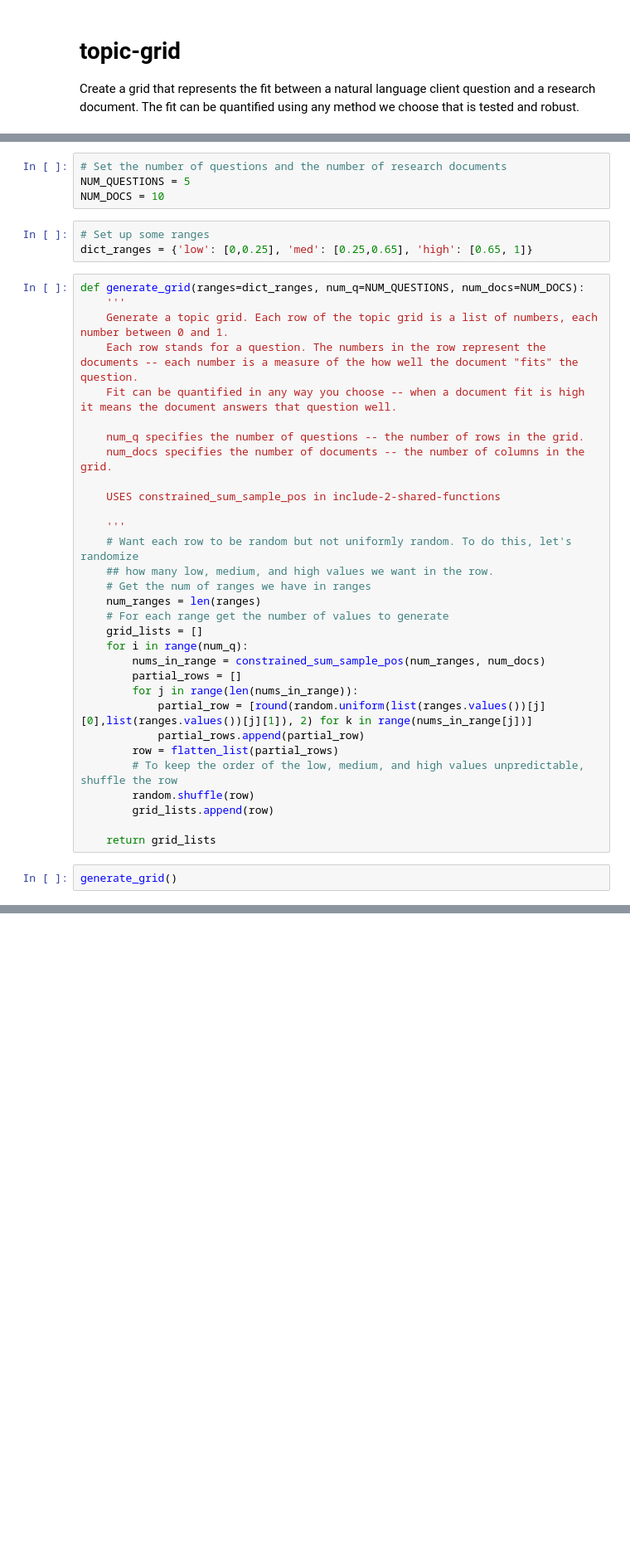
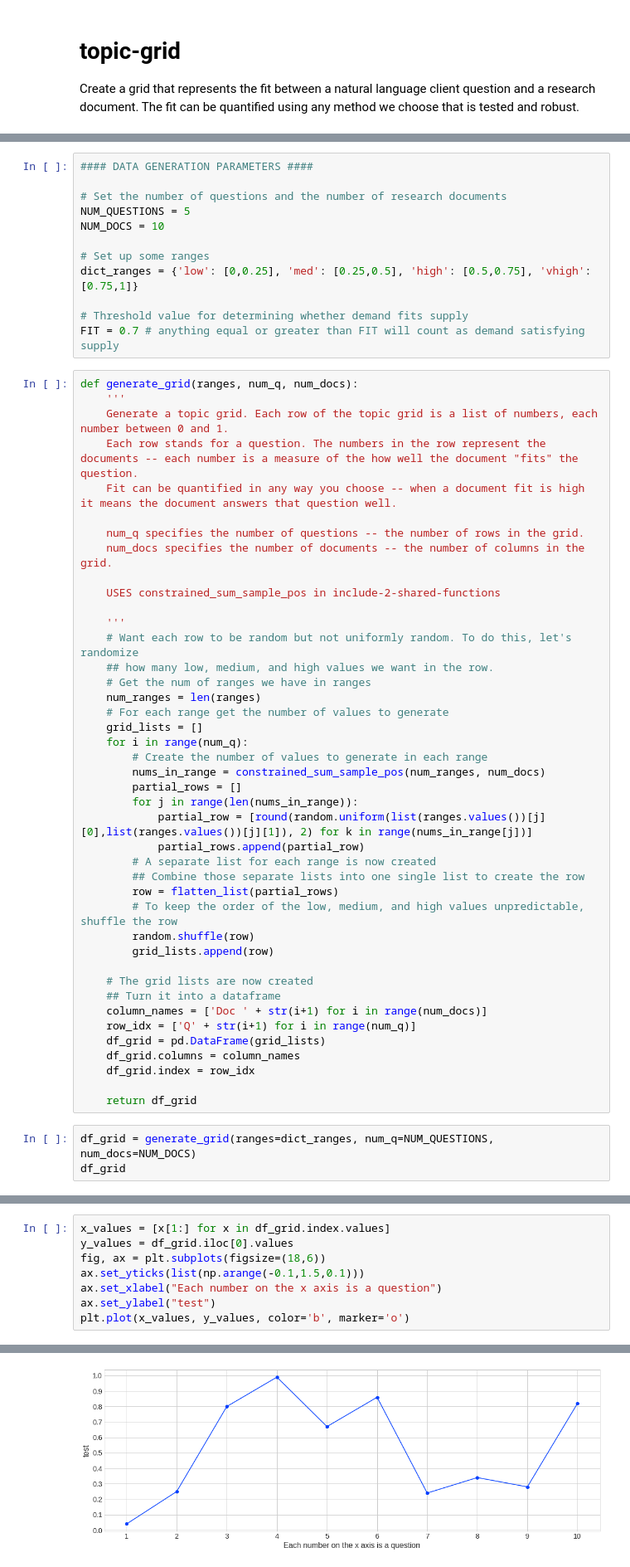
Before and after one commit to jsub10/TopicFramework, a Jupyter notebook: code/topic-grid.ipynb, the cells around one changed output, grey strips where cells are left out. Shown at 83% size. Cells and saved outputs as stored; diff of their text form; blank space fills up the shorter version.

Commit message:
generate grid stats

```diff
--- a/code/topic-grid.ipynb
+++ b/code/topic-grid.ipynb
@@ -10,14 +10,19 @@ Create a grid that represents the fit between a natural language client question
 Loading BokehJS ...
 [interactive output not drawn]
 # %%
+#### DATA GENERATION PARAMETERS ####
+
 # Set the number of questions and the number of research documents
 NUM_QUESTIONS = 5
 NUM_DOCS = 10
+
+# Set up some ranges
+dict_ranges = {'low': [0,0.25], 'med': [0.25,0.5], 'high': [0.5,0.75], 'vhigh': [0.75,1]}
+
+# Threshold value for determining whether demand fits supply
+FIT = 0.7 # anything equal or greater than FIT will count as demand satisfying supply
-# %%
-# Set up some ranges
-dict_ranges = {'low': [0,0.25], 'med': [0.25,0.65], 'high': [0.65, 1]}
 # %%
-def generate_grid(ranges=dict_ranges, num_q=NUM_QUESTIONS, num_docs=NUM_DOCS):
+def generate_grid(ranges, num_q, num_docs):
     '''
     Generate a topic grid. Each row of the topic grid is a list of numbers, each number between 0 and 1.
     Each row stands for a question. The numbers in the row represent the documents -- each number is a measure of the how well the document "fits" the question.
@@ -36,17 +41,29 @@ def generate_grid(ranges=dict_ranges, num_q=NUM_QUESTIONS, num_docs=NUM_DOCS):
     # For each range get the number of values to generate
     grid_lists = []
     for i in range(num_q):
+        # Create the number of values to generate in each range
         nums_in_range = constrained_sum_sample_pos(num_ranges, num_docs)
         partial_rows = []
         for j in range(len(nums_in_range)):
             partial_row = [round(random.uniform(list(ranges.values())[j][0],list(ranges.values())[j][1]), 2) for k in range(nums_in_range[j])]
             partial_rows.append(partial_row)
+        # A separate list for each range is now created
+        ## Combine those separate lists into one single list to create the row
         row = flatten_list(partial_rows)
         # To keep the order of the low, medium, and high values unpredictable, shuffle the row
         random.shuffle(row)
         grid_lists.append(row)
 
-    return grid_lists
+    # The grid lists are now created
+    ## Turn it into a dataframe
+    column_names = ['Doc ' + str(i+1) for i in range(num_docs)]
+    row_idx = ['Q' + str(i+1) for i in range(num_q)]
+    df_grid = pd.DataFrame(grid_lists)
+    df_grid.columns = column_names
+    df_grid.index = row_idx
+
+    return df_grid
 # %%
-generate_grid()
+df_grid = generate_grid(ranges=dict_ranges, num_q=NUM_QUESTIONS, num_docs=NUM_DOCS)
+df_grid
 # %% [output]
@@ -60,0 +146,9 @@ generate_grid()
+# %%
+x_values = [x[1:] for x in df_grid.index.values]
+y_values = df_grid.iloc[0].values
+fig, ax = plt.subplots(figsize=(18,6))
+ax.set_yticks(list(np.arange(-0.1,1.5,0.1)))
+ax.set_xlabel("Each number on the x axis is a question")
+ax.set_ylabel("test")
+plt.plot(x_values, y_values, color='b', marker='o')
+# %% [output]
@@ -61,3 +156,4 @@ generate_grid()
+[figure, added]
 # %% [markdown]
 ## ROUGH WORK
 # %%
```
Also changed, not shown: parts of 9 cells of this notebook.
